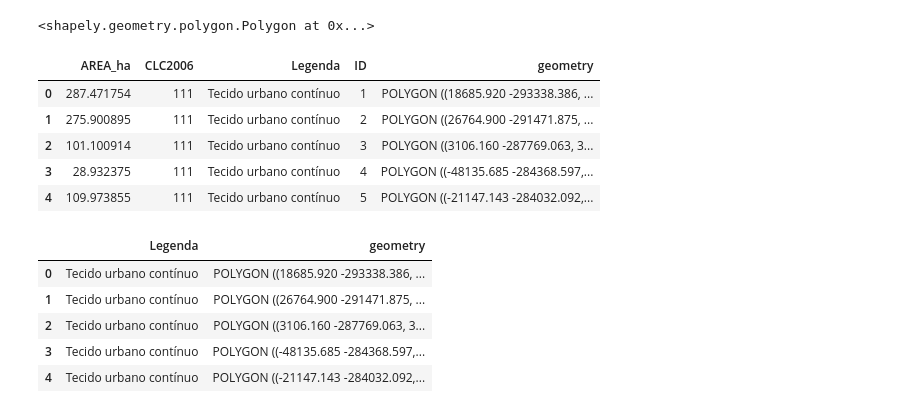
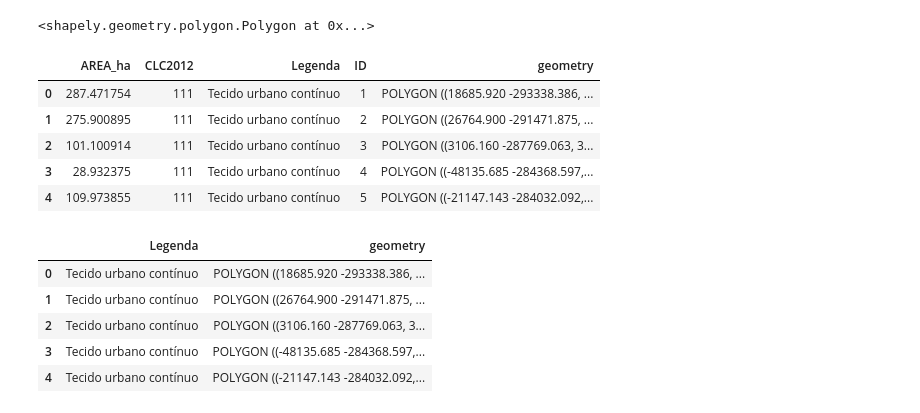
Before and after one commit to SimaoBarbosa/Land_cover_classification, a Jupyter notebook: land_cover_data.ipynb, the cells around one changed output. Drawn from its saved outputs; the diff is of its cells as text; code cells hidden in the pictures.

```diff
--- a/land_cover_data.ipynb
+++ b/land_cover_data.ipynb
@@ -122,10 +122,10 @@ shapely_shape
 <class 'shapely.geometry.polygon.Polygon'>
 <shapely.geometry.polygon.Polygon at 0x...>
 # %%
-shapefile = gpd.read_file('./data/shapefiles/CLC2006_PT_v3/CLC2006_PT_v3.shp')
+shapefile = gpd.read_file('./data/shapefiles/CLC2012_PT_v2/CLC2012_PT_v2.shp')
 shapefile.head()
 # %% [output]
-|  | AREA_ha | CLC2006 | Legenda | ID | geometry |
+|  | AREA_ha | CLC2012 | Legenda | ID | geometry |
 | 0 | 287.471754 | 111 | Tecido urbano contínuo | 1 | POLYGON ((18685.920 -293338.386, ... |
 | 1 | 275.900895 | 111 | Tecido urbano contínuo | 2 | POLYGON ((26764.900 -291471.875, ... |
 | 2 | 101.100914 | 111 | Tecido urbano contínuo | 3 | POLYGON ((3106.160 -287769.063, 3... |
```
Also changed, not shown: 2 other files.
